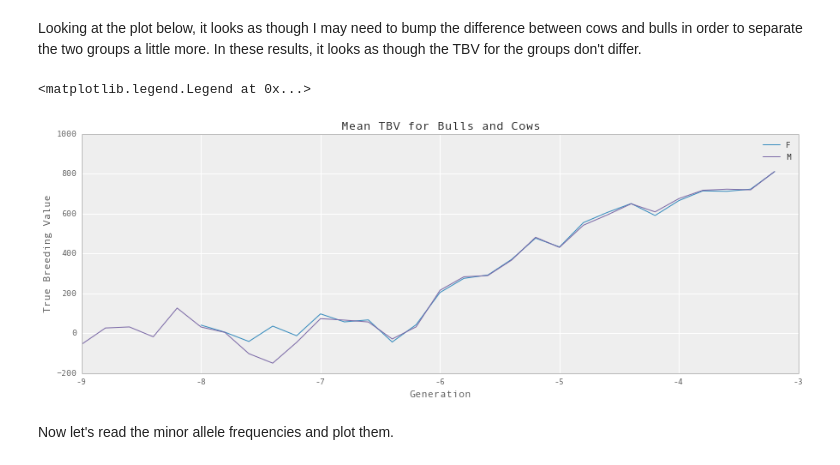
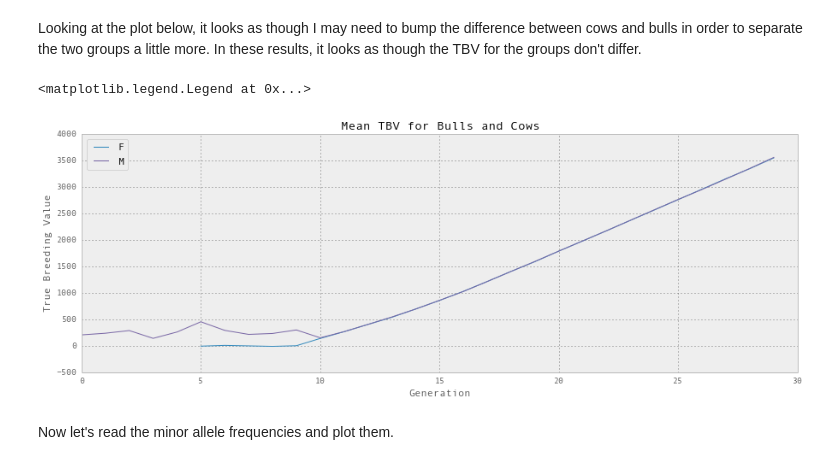
Before and after one commit to wintermind/multiple-recessives, a Jupyter notebook: Analyze Simulation Results.ipynb, the cells around one changed output. Cells and saved outputs as stored; diff of their text form; code cells hidden in the pictures.

```diff
--- a/Analyze Simulation Results.ipynb
+++ b/Analyze Simulation Results.ipynb
@@ -7,11 +7,12 @@ figsize(15, 5)
 First, let's load the results from the small model of polled included in the default settings. This involves loading four animal files (live cows, dead cows, live bulls, and dead bulls). We will load them and merge them into a single data frame.
 # %%
 # Load the individual history files
-lc = pd.read_csv('../test/cows_history_pryce_20_gen_1_rec_polled_20.txt', sep='\t')
-dc = pd.read_csv('../test/dead_cows_history_pryce_20_gen_1_rec_polled_20.txt', sep='\t')
-lb = pd.read_csv('../test/bulls_history_pryce_20_gen_1_rec_polled_20.txt', sep='\t')
-db = pd.read_csv('../test/dead_bulls_history_pryce_20_gen_1_rec_polled_20.txt', sep='\t')
+lc = pd.read_csv('../recessives/bulls_history_pryce_20_gen_12_rec_20.txt', sep='\t')
+dc = pd.read_csv('../recessives/dead_cows_history_pryce_20_gen_12_rec_20.txt', sep='\t')
+lb = pd.read_csv('../recessives/bulls_history_pryce_20_gen_12_rec_20.txt', sep='\t')
+db = pd.read_csv('../recessives/dead_bulls_history_pryce_20_gen_12_rec_20.txt', sep='\t')
 # Merge them
 allan = lc.append(dc.append(lb.append(db)))
 len(allan)
+allan.head()
 # %% [output]
@@ -51,15 +79,15 @@ Looking at the plot below, it looks as though I may need to bump the difference
 # %%
 fig = plt.figure()
 ax = fig.add_subplot(1, 1, 1)
-labels = ax.set_xticklabels(grouped['level_1'].unique())
+#labels = ax.set_xticklabels(grouped['level_1'].unique())
 ax.set_title('Mean TBV for Bulls and Cows')
 ax.set_xlabel('Generation')
 ax.set_ylabel('True Breeding Value')
 for key, grp in grouped.groupby(['level_0']):
     ax.plot(grp['TBV'], label=key)
 ax.legend(loc='best')
 # %% [output]
 <matplotlib.legend.Legend at 0x...>
-[figure, old version]
+[figure, new version]
 # %% [markdown]
 Now let's read the minor allele frequencies and plot them.
```
Also changed, not shown: parts of 7 cells of this notebook, 1 other file.
